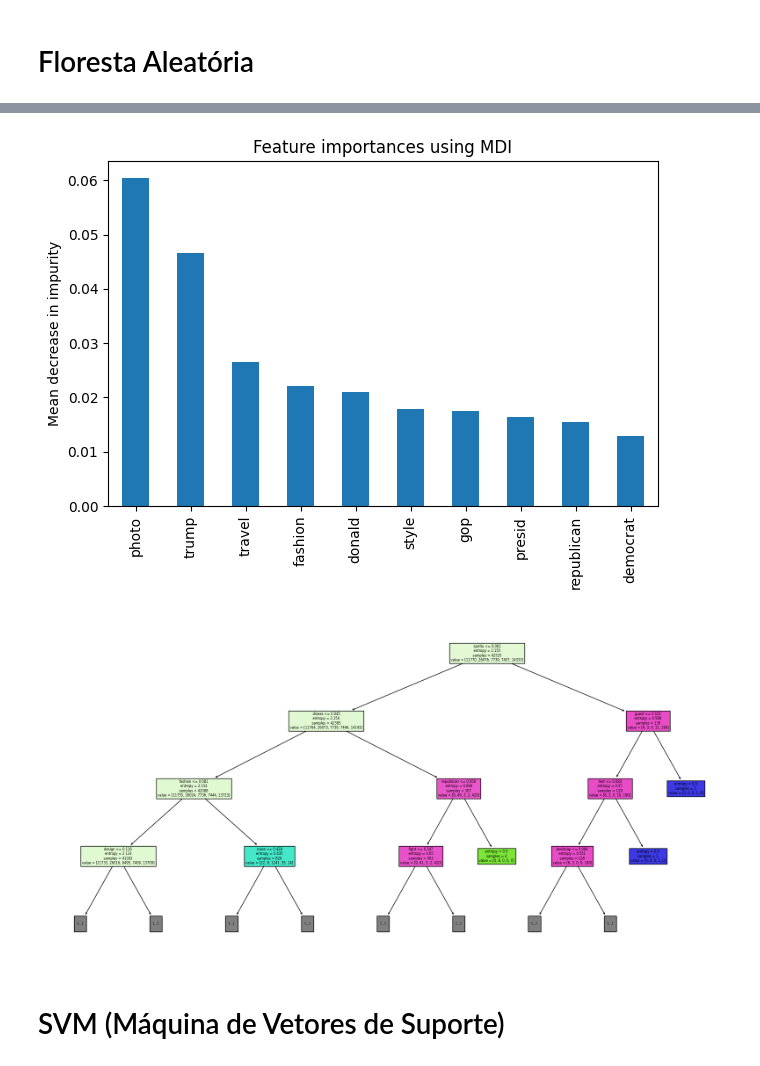
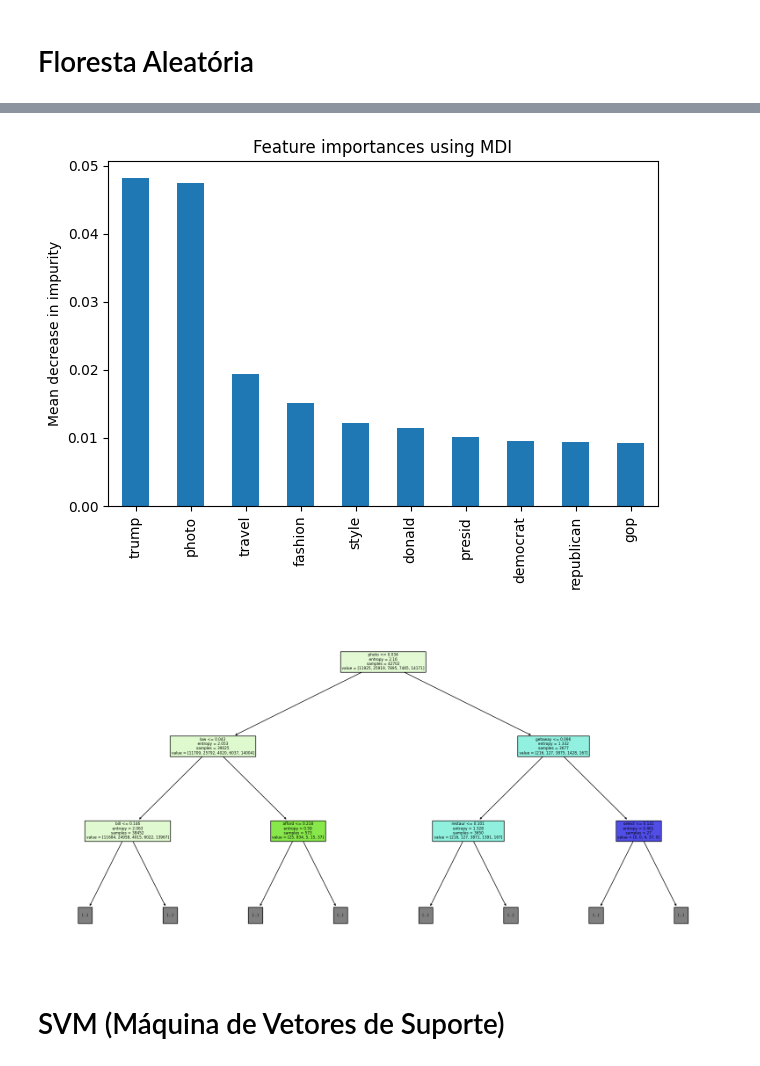
Before and after one commit to danielshz/news-categories-analysis, a Jupyter notebook: Modelos.ipynb, the cells around one changed output, grey strips where cells are left out. Saved outputs shown, nothing was run; the diff lists cells and outputs as text; code cells hidden in the pictures.

```diff
--- a/Modelos.ipynb
+++ b/Modelos.ipynb
@@ -73,8 +73,8 @@ data.tail()
 # %% [markdown]
 ## Por frequência inversa
 # %%
-# Cortando a vetorização para 10000 dimensões, ou seja, as 10000 palavras mais frequentes
-inverse_frequency_vectorizer = TfidfVectorizer(max_features=10000)
+# Cortando a vetorização para as 10000 palavras mais frequentes ou com min_df = 0.001, ou seja, palavras que aparecem em pelo menos 0.1% dos documentos
+inverse_frequency_vectorizer = TfidfVectorizer(max_features=10000, min_df = 0.001)
 
 # Fit the vectorizer to the data
 
@@ -127,7 +127,10 @@ print(grid_search.best_params_)
 # %%
 # Usando os melhores parâmetros para treinar o modelo e avaliar no conjunto de teste e aplicar cross validation
 
-log = LogisticRegression(C=2, max_iter=1000, multi_class='multinomial', n_jobs=-1, solver='lbfgs')
+solver = grid_search.best_params_['solver']
+C = grid_search.best_params_['C']
+
+log = LogisticRegression(max_iter=1000, multi_class='multinomial', n_jobs=-1, solver=solver, C=C)
 
 kf = StratifiedKFold(n_splits=5, shuffle=True, random_state=42)
 
@@ -211,8 +214,8 @@ rf = RandomForestClassifier(n_jobs=-1) # n_jobs=-1 para usar todos os cores do p
 
 # Grid Search
 
-param_grid = {'n_estimators': [100, 200, 300],
-                'max_depth': [10, 20, 30, 40], # Talvez aumentar o max_depth?
+param_grid = {'n_estimators': [100, 300],
+                'max_depth': [25, 50 ,100], # Talvez aumentar o max_depth?
                 'max_features': ['sqrt', 'log2'],
                 'criterion': ['gini', 'entropy']}
 
@@ -233,7 +232,17 @@ print(grid_search.best_params_)
 # %%
 # Usando os melhores parâmetros para treinar o modelo e avaliar no conjunto de teste e aplicar cross validation
 
-rf = RandomForestClassifier(n_estimators=200, max_depth=40, max_features='sqrt', criterion='entropy', n_jobs=-1)
+# n_estimators = grid_search.best_params_['n_estimators']
+# max_depth = grid_search.best_params_['max_depth']
+# max_features = grid_search.best_params_['max_features']
+# criterion = grid_search.best_params_['criterion']
+
+n_estimators = 400 # Nao influencia muito
+max_depth = 200 # Importante, quanto maior melhor
+max_features = 'sqrt'
+criterion = 'entropy'
+
+rf = RandomForestClassifier(n_estimators=n_estimators, max_depth=max_depth, max_features=max_features, criterion=criterion, n_jobs=-1)
 
 kf = StratifiedKFold(n_splits=5, shuffle=True, random_state=42)
 
@@ -336,17 +336,17 @@ ax.set_ylabel("Mean decrease in impurity")
 fig.tight_layout()
 plt.show()
 # %% [output]
-[figure, old version]
+[figure, new version]
 # %%
 # Mostrando a arvore de decisão
 
 from sklearn.tree import plot_tree
 
 plt.figure(figsize=(20, 10))
-plot_tree(rf.estimators_[0], max_depth=3, feature_names=inverse_frequency_vectorizer.get_feature_names_out(), filled=True)
+plot_tree(rf.estimators_[0], max_depth=2, feature_names=inverse_frequency_vectorizer.get_feature_names_out(), filled=True)
 plt.show()
 # %% [output]
-[figure, old version]
+[figure, new version]
 # %%
 # Salvando o modelo
 
```
Also changed, not shown: parts of 13 cells of this notebook, 1 other file.
